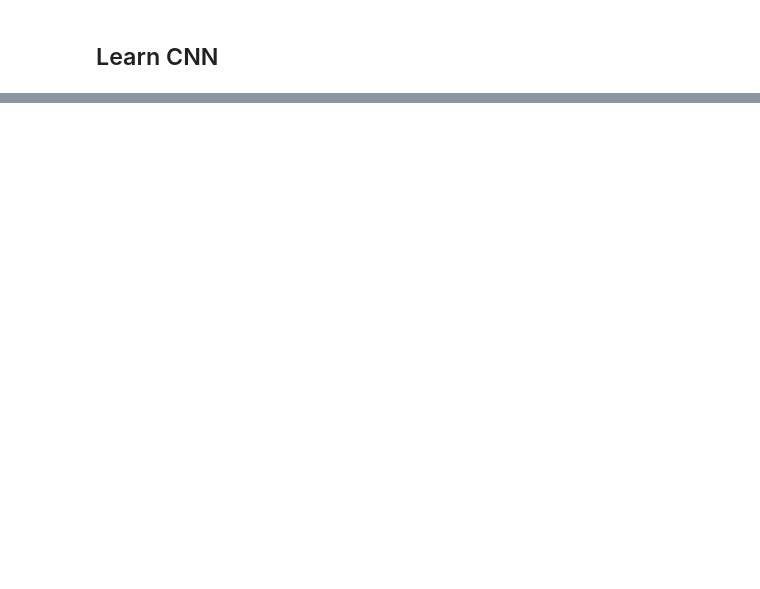
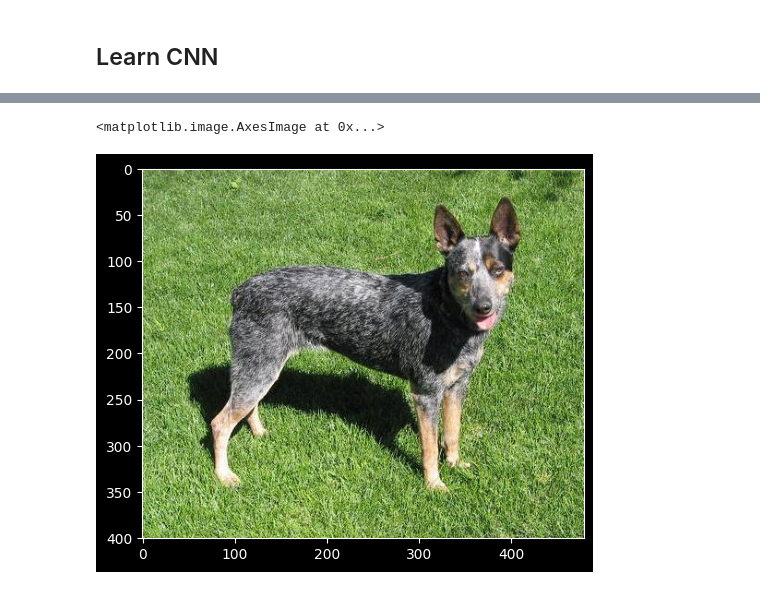
Before and after one commit to Falconly/Neuron-Network, a Jupyter notebook: dogs-cats.ipynb, the cells around one changed output, grey strips where cells are left out. Saved outputs shown, nothing was run; the diff lists cells and outputs as text; code cells hidden in the pictures; blank space fills up the shorter version.

Commit message:
Kaggle Notebook | Dogs | Cats | Version 3

```diff
--- a/dogs-cats.ipynb
+++ b/dogs-cats.ipynb
@@ -235,0 +282,5 @@ Accuracy: 11.8992 Avg Loss: 0.5014668404638767
+# %%
+def upload_img(img_path:str) -> np.array:
+    img = cv2.imread(img_path, cv2.IMREAD_COLOR)
+    img = cv2.cvtColor(img, cv2.COLOR_BGR2RGB)
+    return img
@@ -235,0 +310,6 @@ Accuracy: 11.8992 Avg Loss: 0.5014668404638767
+# %%
+img = upload_img('/kaggle/input/dog-vs-cat-fastai/dogscats/test1/10030.jpg')
+plt.imshow(img)
+# %% [output]
+<matplotlib.image.AxesImage at 0x...>
+[figure, added]
```
Also changed, not shown: parts of 21 cells of this notebook.
